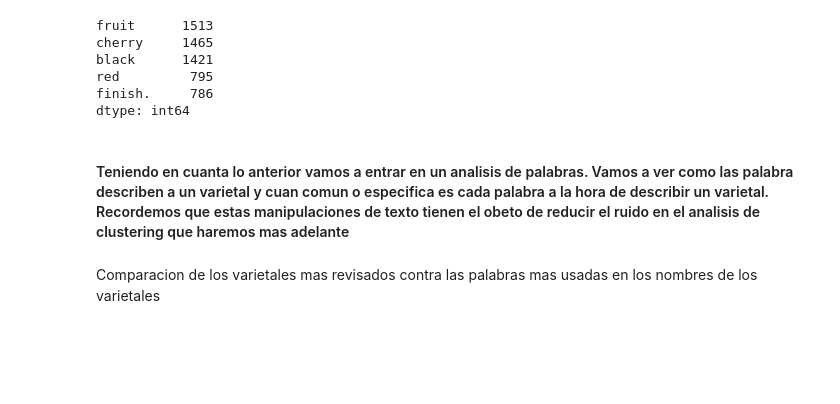
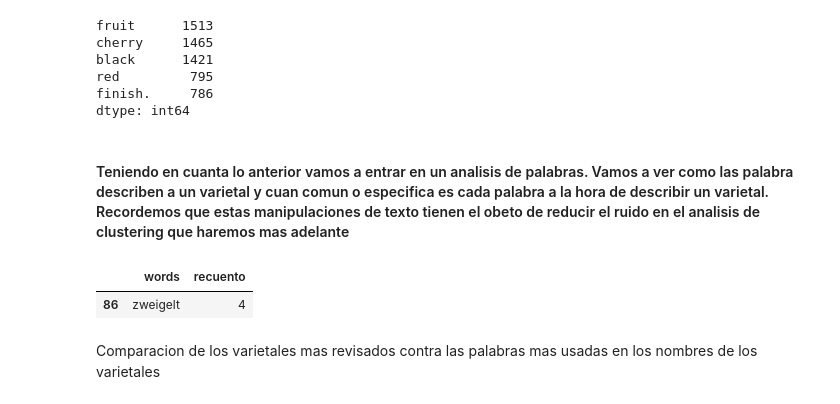
Before and after one commit to Arzanico/TopicModeling, a Jupyter notebook: notebook/topicModeling_2.ipynb, the cells around one changed output. Drawn from its saved outputs; the diff is of its cells as text; code cells hidden in the pictures; blank space fills up the shorter version.

```diff
--- a/notebook/topicModeling_2.ipynb
+++ b/notebook/topicModeling_2.ipynb
@@ -227,6 +227,11 @@ dtype: int64
 # %%
 #Palabras econtradas en los varietales
 df1 = pd.DataFrame(pd.Series(' '.join([w for w in desc.variety]).split()).value_counts()).reset_index(drop=False).rename(columns={'index':'words',0:'recuento'})
+# %%
+df1.sample(1)
+# %% [output]
+|  | words | recuento |
+| 86 | zweigelt | 4 |
 # %% [markdown]
 Comparacion de los varietales mas revisados contra las palabras mas usadas en los nombres de los varietales
 # %%
```
Also changed, not shown: parts of 6 cells of this notebook, 1 other file.
